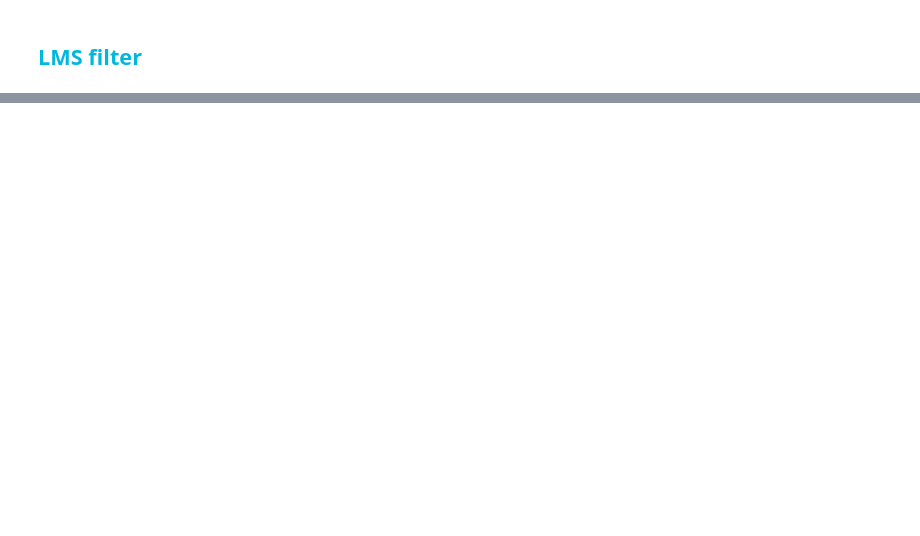
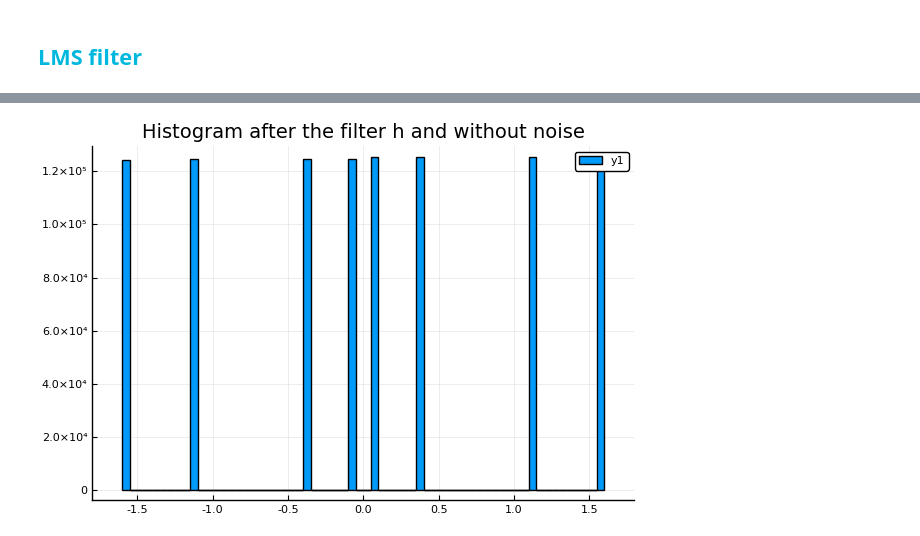
Before and after one commit to gonzaq94/Numerical-Methods-projects, a Jupyter notebook: LMS equalization for digital data recovery.ipynb, the cells around one changed output, grey strips where cells are left out. Drawn from its saved outputs; the diff is of its cells as text; code cells hidden in the pictures; blank space fills up the shorter version.

```diff
--- a/LMS equalization for digital data recovery.ipynb
+++ b/LMS equalization for digital data recovery.ipynb
@@ -168,0 +150,18 @@ w_mse
+# %%
+# 8
+# Equalizer design
+
+# Data generation
+
+n = 1000000
+h = [1,0.8,0.3]
+h = h/norm(h)
+
+signal = sign.(randn(n));
+
+SNR = 15
+σ_n = 10^(-SNR/20)
+
+y = conv(signal,h)[1:n]
+
+y_n = y + σ_n*randn(n);
@@ -168,0 +172,4 @@ w_mse
+# %%
+histogram(y,title="Histogram after the filter h and without noise")
+# %% [output]
+[figure, added]
```
Also changed, not shown: parts of 69 cells of this notebook.
